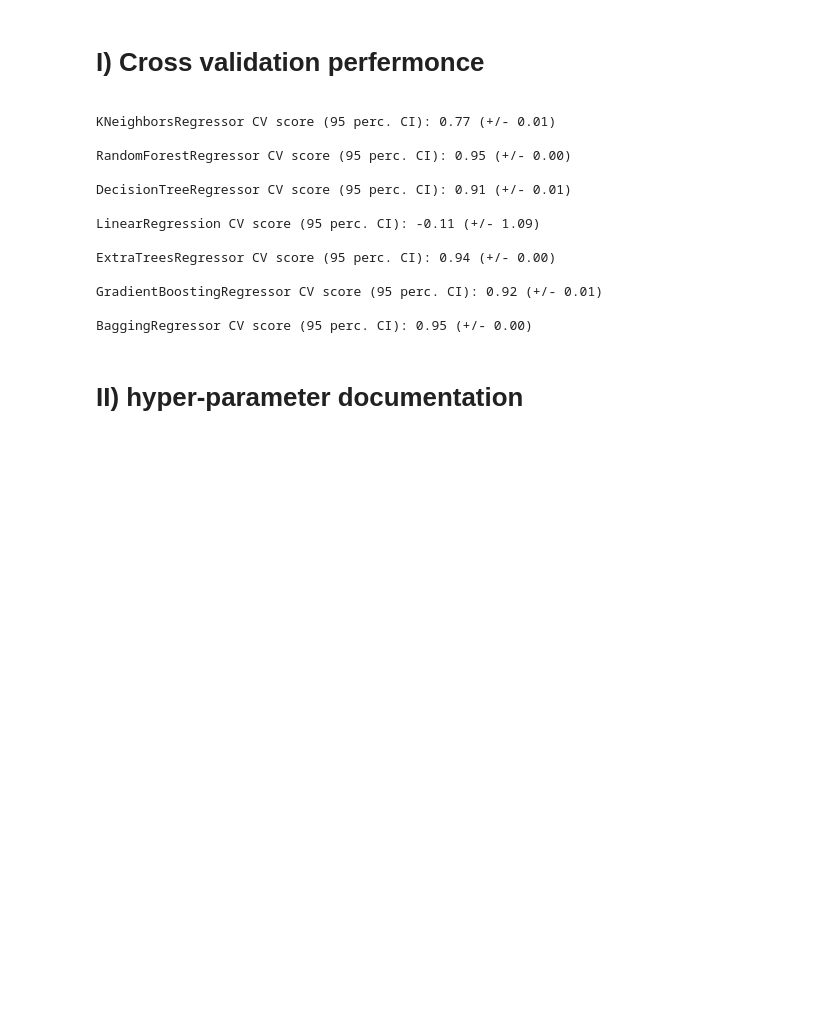
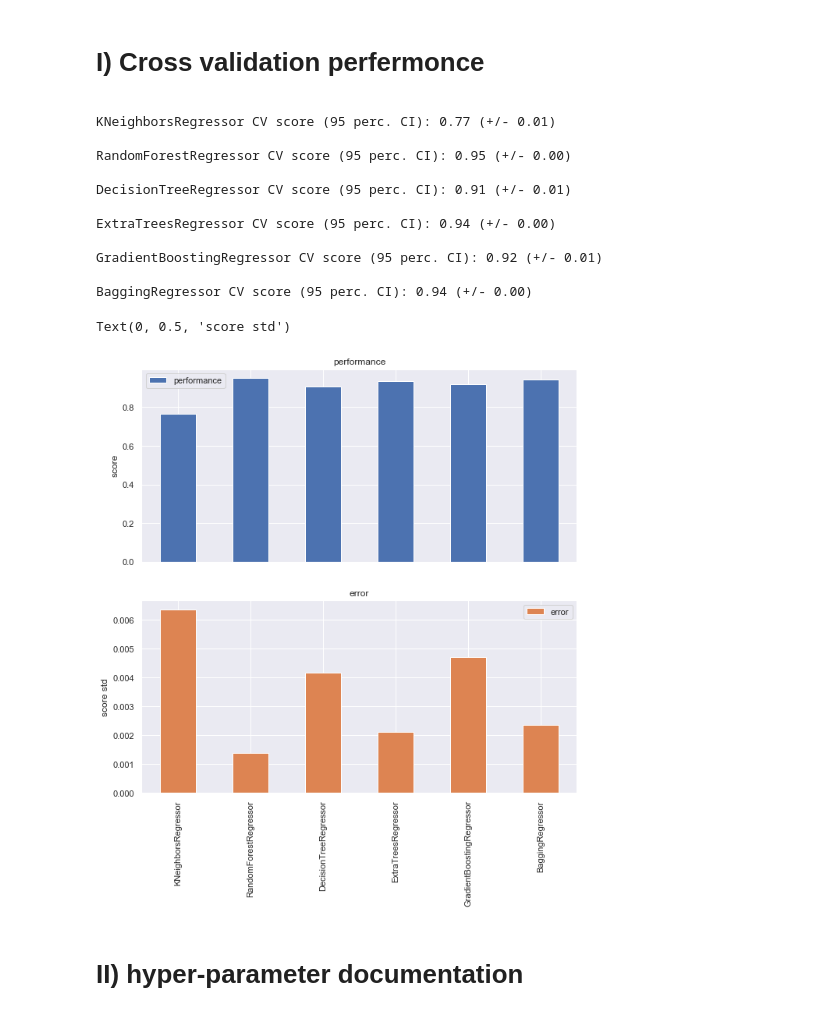
Before and after one commit to gojoise/MOTO, a Jupyter notebook: starting_kit/README_model.ipynb, the cells around one changed output. Cells and saved outputs as stored; diff of their text form; code cells hidden in the pictures; blank space fills up the shorter version.

```diff
--- a/starting_kit/README_model.ipynb
+++ b/starting_kit/README_model.ipynb
@@ -244,14 +246,13 @@ from sklearn.ensemble import GradientBoostingRegressor
 #BaggingRegressor
 from sklearn.ensemble import BaggingRegressor
 # %%
-modelName = [ "KNeighborsRegressor","RandomForestRegressor", "DecisionTreeRegressor", "LinearRegression",
+modelName = [ "KNeighborsRegressor","RandomForestRegressor", "DecisionTreeRegressor",
          "ExtraTreesRegressor","GradientBoostingRegressor","BaggingRegressor"]
 
 modelList = [
     KNeighborsRegressor(),
     RandomForestRegressor(max_depth=20, random_state=0,  n_estimators=100 ),
     DecisionTreeRegressor(),
-    LinearRegression(),
     ExtraTreesRegressor(),
     GradientBoostingRegressor(),
     BaggingRegressor()
@@ -259,8 +260,12 @@ modelList = [
 # %%
 from sklearn.metrics import make_scorer
 from sklearn.model_selection import cross_val_score
+scores_performance=[]
+scores_error=[]
 for i in range(len(modelList)):
     scores = cross_val_score(modelList[i], X_train, Y_train, cv=5, scoring=make_scorer(scoring_function))
+    scores_performance.append(scores.mean())
+    scores_error.append(scores.std())
     print('\n'+modelName[i]+' CV score (95 perc. CI): %0.2f (+/- %0.2f)' % (scores.mean(), scores.std() * 2))
 # %% [output]
 KNeighborsRegressor CV score (95 perc. CI): 0.77 (+/- 0.01)
@@ -269,13 +274,21 @@ RandomForestRegressor CV score (95 perc. CI): 0.95 (+/- 0.00)
 
 DecisionTreeRegressor CV score (95 perc. CI): 0.91 (+/- 0.01)
 
-LinearRegression CV score (95 perc. CI): -0.11 (+/- 1.09)
-
 ExtraTreesRegressor CV score (95 perc. CI): 0.94 (+/- 0.00)
 
 GradientBoostingRegressor CV score (95 perc. CI): 0.92 (+/- 0.01)
 
-BaggingRegressor CV score (95 perc. CI): 0.95 (+/- 0.00)
+BaggingRegressor CV score (95 perc. CI): 0.94 (+/- 0.00)
+# %%
+import pandas as pd
+
+dfs=pd.DataFrame({'performance':scores_performance,'error':scores_error},index=modelName)
+ax=dfs.plot.bar(subplots=True,figsize=(10,10))
+ax[0].set_ylabel("score")
+ax[1].set_ylabel("score std")
+# %% [output]
+Text(0, 0.5, 'score std')
+[figure, added]
 # %% [markdown]
 <div>
     <h1>II) hyper-parameter documentation  </h1>
```
Also changed, not shown: parts of 16 cells of this notebook.
